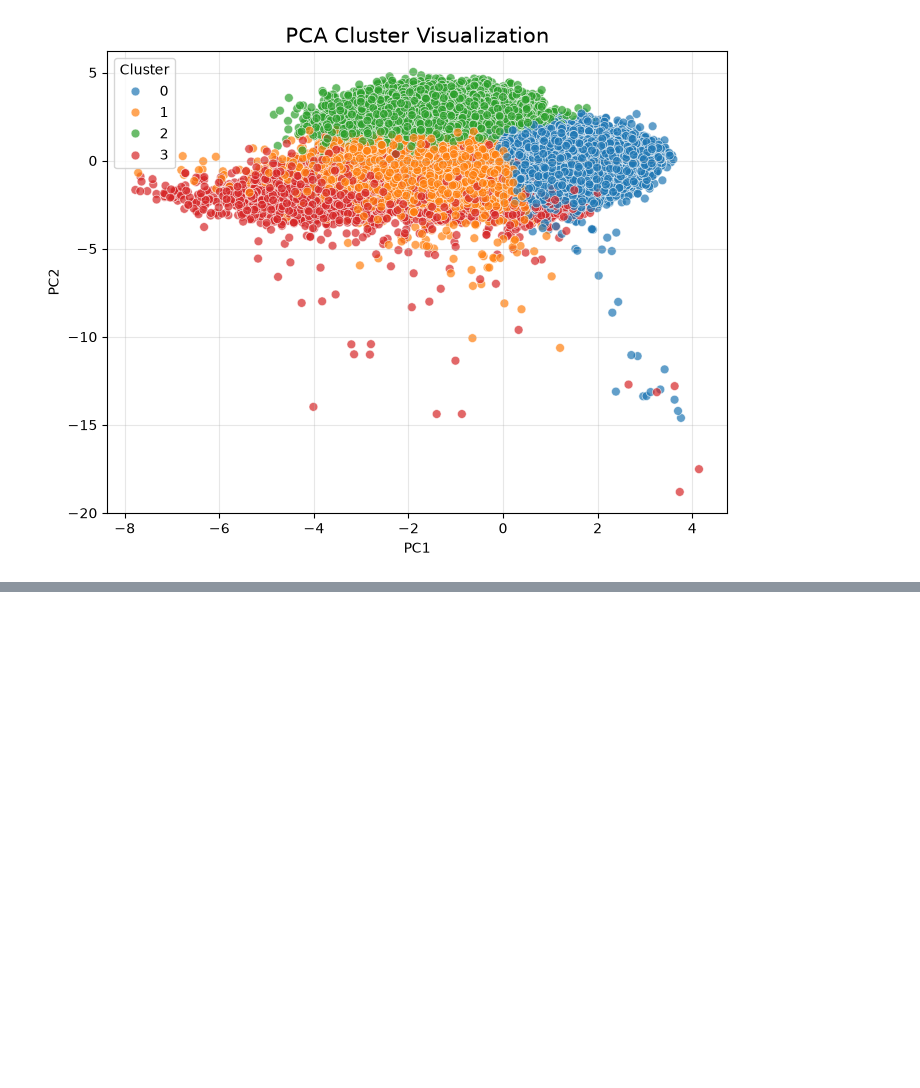
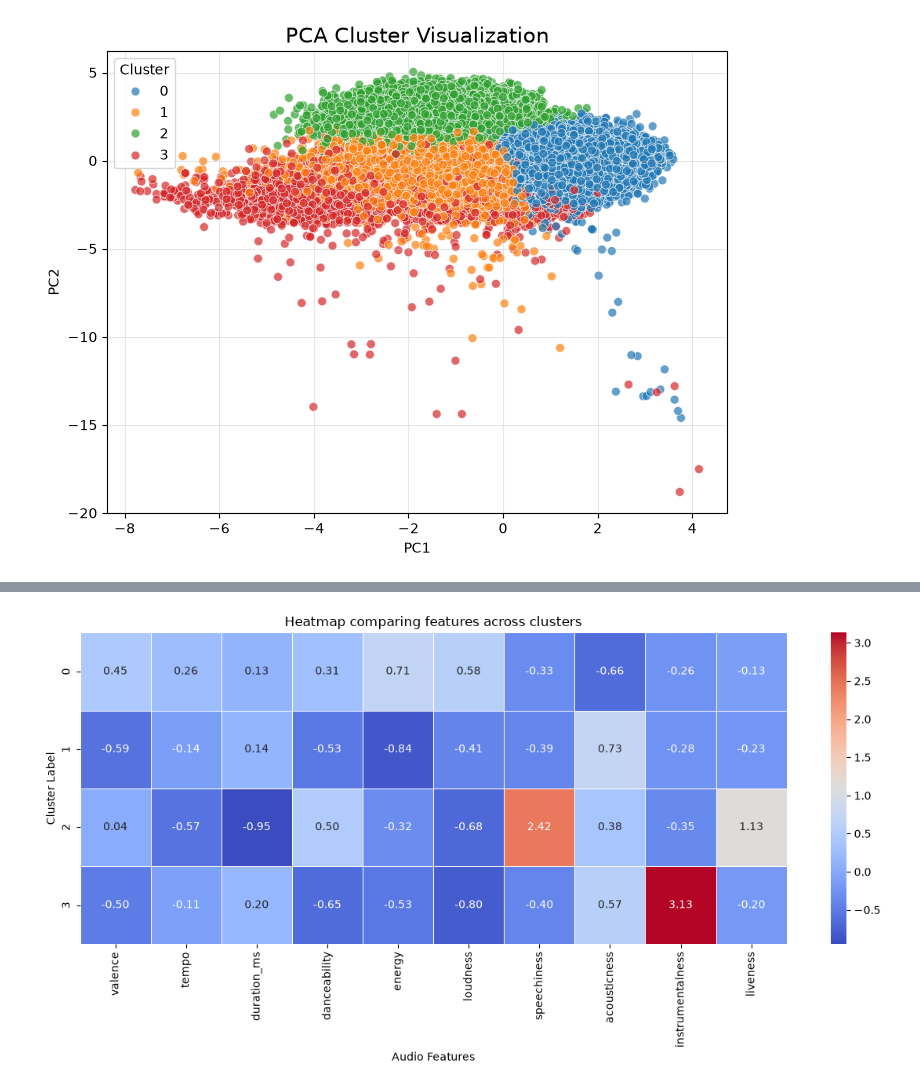
Before and after one commit to VignaPrasanna/Amazon-Music-Clustering, a Jupyter notebook: music_cluster.ipynb, the cells around one changed output, grey strips where cells are left out. Cells and saved outputs as stored; diff of their text form; code cells hidden in the pictures; blank space fills up the shorter version.

```diff
--- a/music_cluster.ipynb
+++ b/music_cluster.ipynb
@@ -256,0 +309,17 @@ plt.show()
+# %%
+plt.figure(figsize=(12, 6))
+sns.heatmap(
+    scaled_cluster_means,
+    annot=True,
+    fmt=".2f",
+    cmap="coolwarm",
+    linewidths=0.5,
+    cbar=True,
+)
+plt.title("Heatmap comparing features across clusters")
+plt.xlabel("Audio Features")
+plt.ylabel("Cluster Label")
+plt.tight_layout()
+plt.show()
+# %% [output]
+[figure, added]
```
Also changed, not shown: parts of 10 cells of this notebook.
